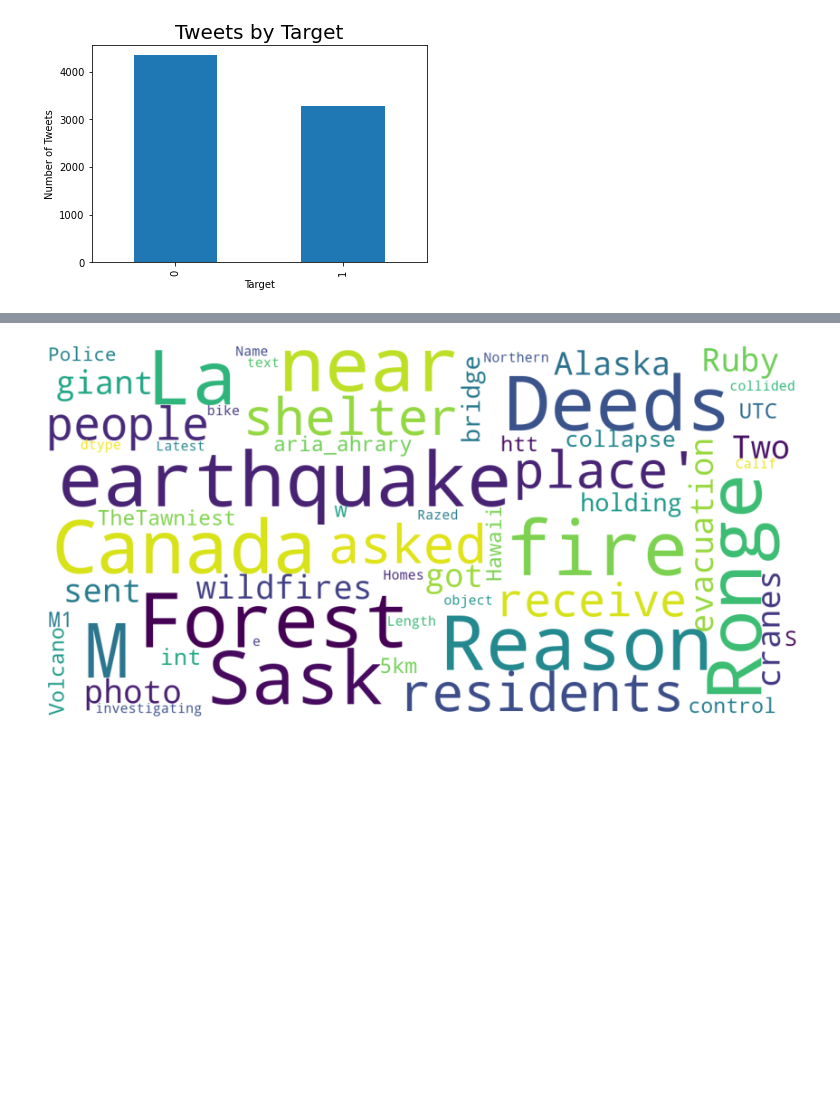
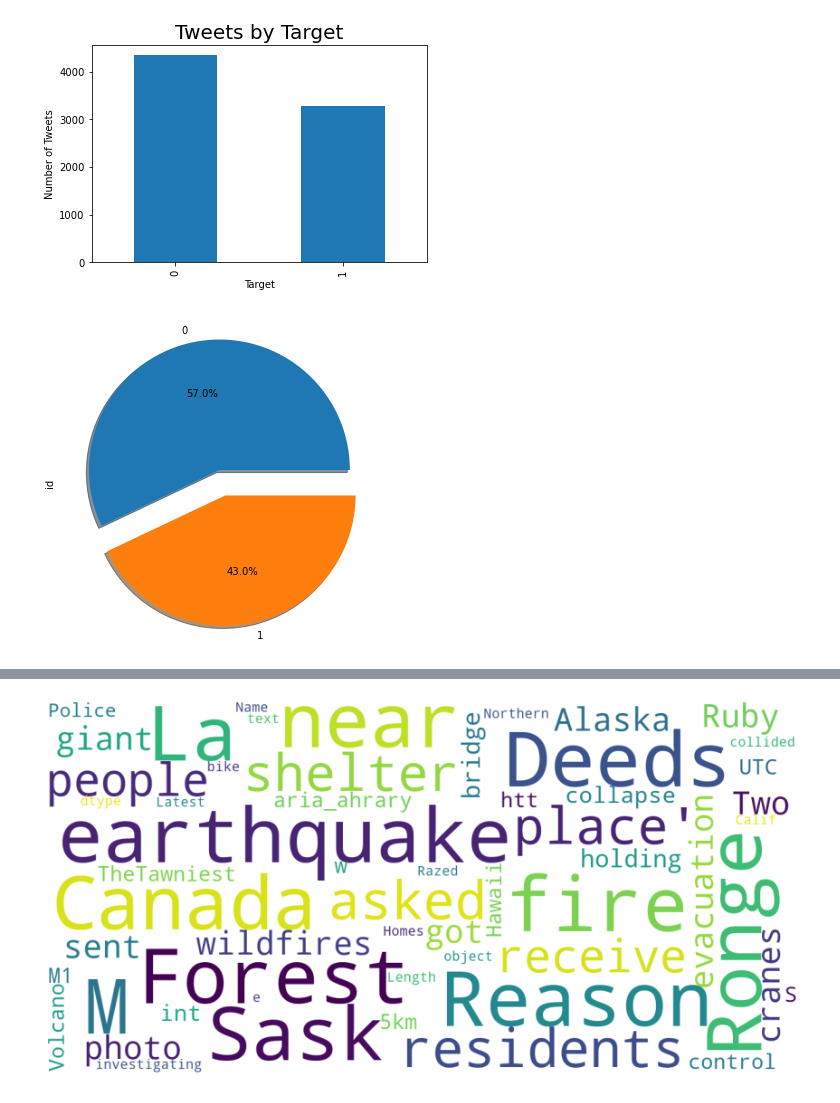
Before and after one commit to twhipple/Disaster_Tweets_NLP, a Jupyter notebook: Disaster_Tweets_Notebook_Again.ipynb, the cells around one changed output, grey strips where cells are left out. Saved outputs shown, nothing was run; the diff lists cells and outputs as text; code cells hidden in the pictures; blank space fills up the shorter version.

```diff
--- a/Disaster_Tweets_Notebook_Again.ipynb
+++ b/Disaster_Tweets_Notebook_Again.ipynb
@@ -214,6 +214,12 @@ plt.title("Tweets by Target", fontsize=20,)
 plt.show()
 # %% [output]
 [figure]
+# %%
+fig = plt.figure(figsize=(8,6))
+train.groupby('target').id.count().plot.pie(explode=[0.1,0.1],autopct='%1.1f%%',shadow=True)
+plt.show()
+# %% [output]
+[figure, added]
 # %%
 pip install wordcloud
 # %% [output]
```
Also changed, not shown: parts of 11 cells of this notebook.
